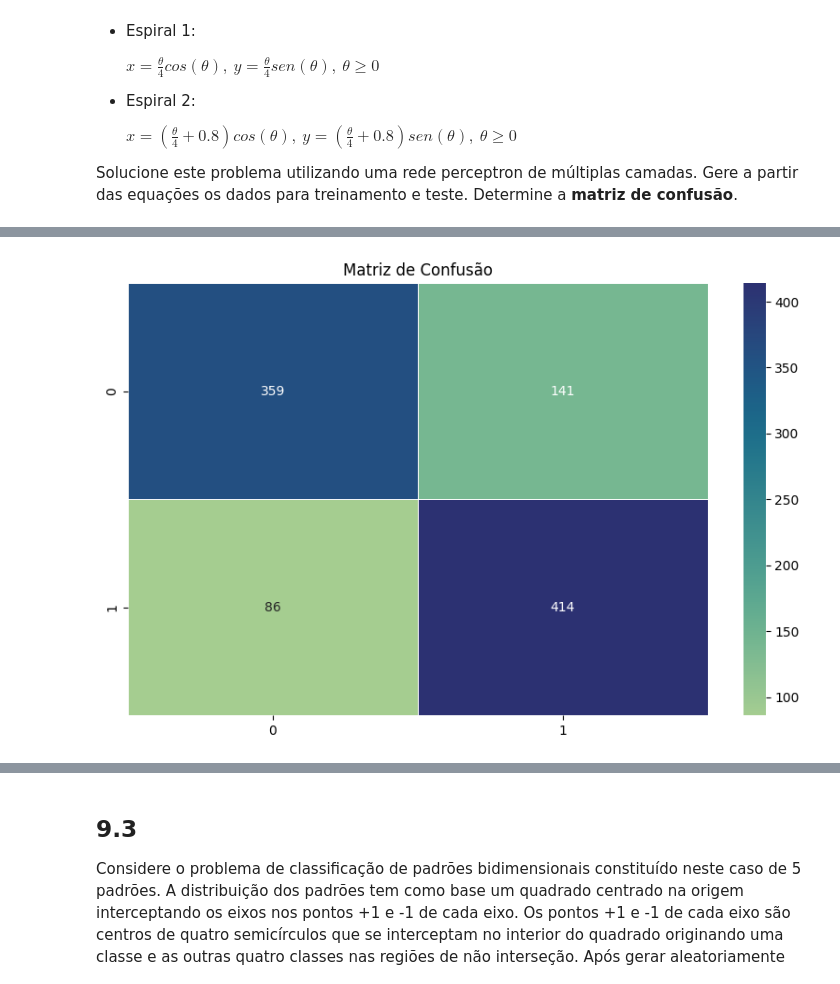
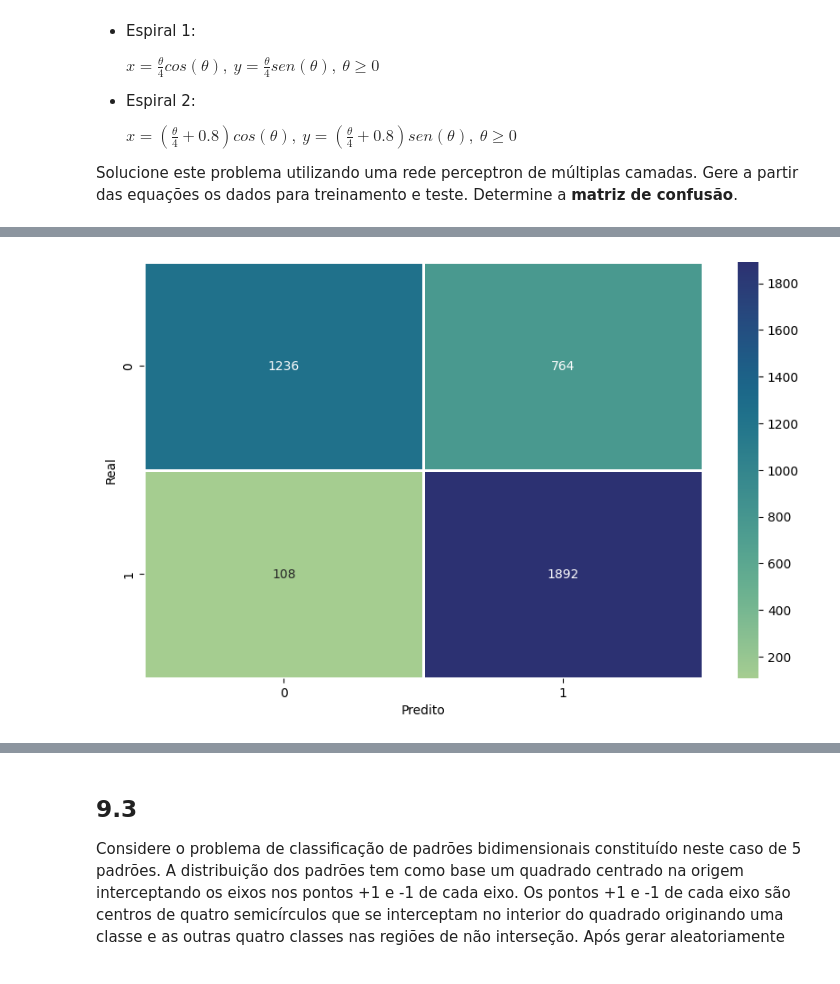
Before and after one commit to thiagotheiry05/Discicplinas-do-Mestrado, a Jupyter notebook: REDES NEURAIS E DEEP LEARNING/UNIDADE1/Questão9Lista1.ipynb, the cells around one changed output, grey strips where cells are left out. Saved outputs shown, nothing was run; the diff lists cells and outputs as text; code cells hidden in the pictures.

```diff
--- a/REDES NEURAIS E DEEP LEARNING/UNIDADE1/Questão9Lista1.ipynb
+++ b/REDES NEURAIS E DEEP LEARNING/UNIDADE1/Questão9Lista1.ipynb
@@ -205,0 +199,24 @@ conf_matrix = confusion_matrix(y_test, y_pred)
+# %%
+X_train, X_test, y_train, y_test = train_test_split(data[["x", "y"]], data["class"], test_size=0.2, random_state=42, stratify=data["class"])
+
+# Inicializar o classificador MLP
+mlp = MLPClassifier(
+    hidden_layer_sizes=(50, 100, 150, 100, 50),
+    activation="relu",
+    solver="adam",
+    learning_rate="adaptive",
+    max_iter=1500,
+    alpha=0.0001,
+    random_state=42,
+    tol=1e-7
+)
+
+# Treinar o classificador
+mlp.fit(X_train, y_train)
+
+# Prever as classes para os dados de teste
+y_pred = mlp.predict(X_test)
+
+# Calcular a acurácia do modelo
+accuracy = mlp.score(X_test, y_test)
+print(f"Acurácia do modelo: {accuracy * 100:.2f}%")
@@ -206,9 +234,10 @@ conf_matrix = confusion_matrix(y_test, y_pred)
 # %%
-# Plotar a matriz de confusão com seaborn
+# Calcular e exibir a matriz de confusão
+cm = confusion_matrix(y_test, y_pred)
 plt.figure(figsize=(10, 6))
-sns.heatmap(conf_matrix, annot=True, fmt='d', cmap="crest", linewidths=.5)
-
-plt.title("Matriz de Confusão")
+sns.heatmap(cm, annot=True, linewidth=.8, cmap="crest", fmt='g')
+plt.ylabel("Real")
+plt.xlabel("Predito")
 plt.show()
 # %% [output]
-[figure, old version]
+[figure, new version]
```
Also changed, not shown: parts of 16 cells of this notebook.
